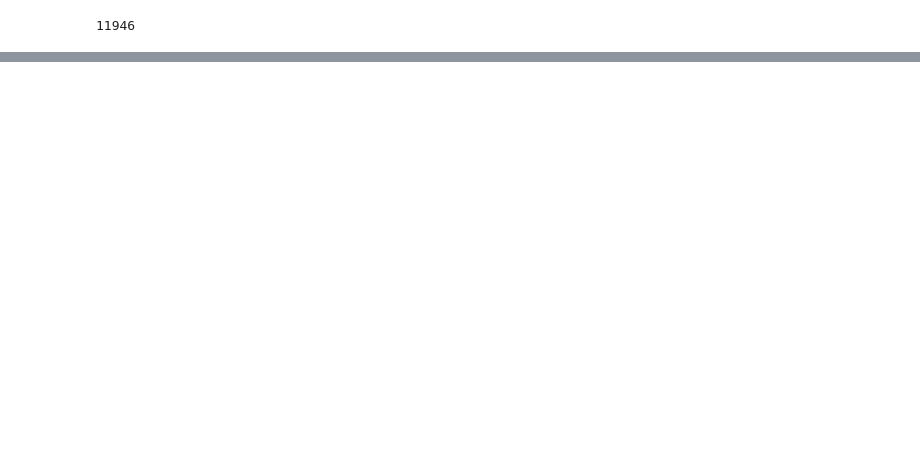
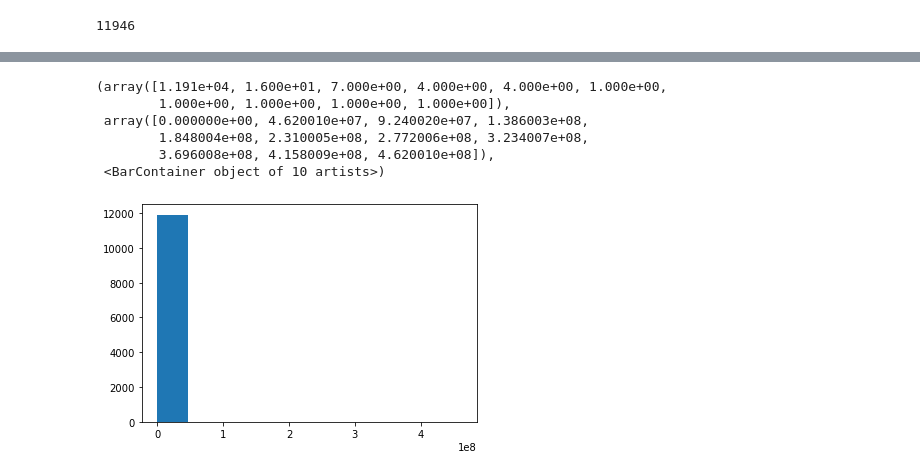
Before and after one commit to Dynovski/BESTHL-AI, a Jupyter notebook: Cleaning.ipynb, the cells around one changed output, grey strips where cells are left out. Drawn from its saved outputs; the diff is of its cells as text; code cells hidden in the pictures; blank space fills up the shorter version.

```diff
--- a/Cleaning.ipynb
+++ b/Cleaning.ipynb
@@ -22,0 +68,10 @@ length
+# %%
+plt.hist(df['FULLVAL'])
+# %% [output]
+(array([1.191e+04, 1.600e+01, 7.000e+00, 4.000e+00, 4.000e+00, 1.000e+00,
+        1.000e+00, 1.000e+00, 1.000e+00, 1.000e+00]),
+ array([0.000000e+00, 4.620010e+07, 9.240020e+07, 1.386003e+08,
+        1.848004e+08, 2.310005e+08, 2.772006e+08, 3.234007e+08,
+        3.696008e+08, 4.158009e+08, 4.620010e+08]),
+ <BarContainer object of 10 artists>)
+[figure, added]
```
Also changed, not shown: parts of 42 cells of this notebook, 4 other files.
